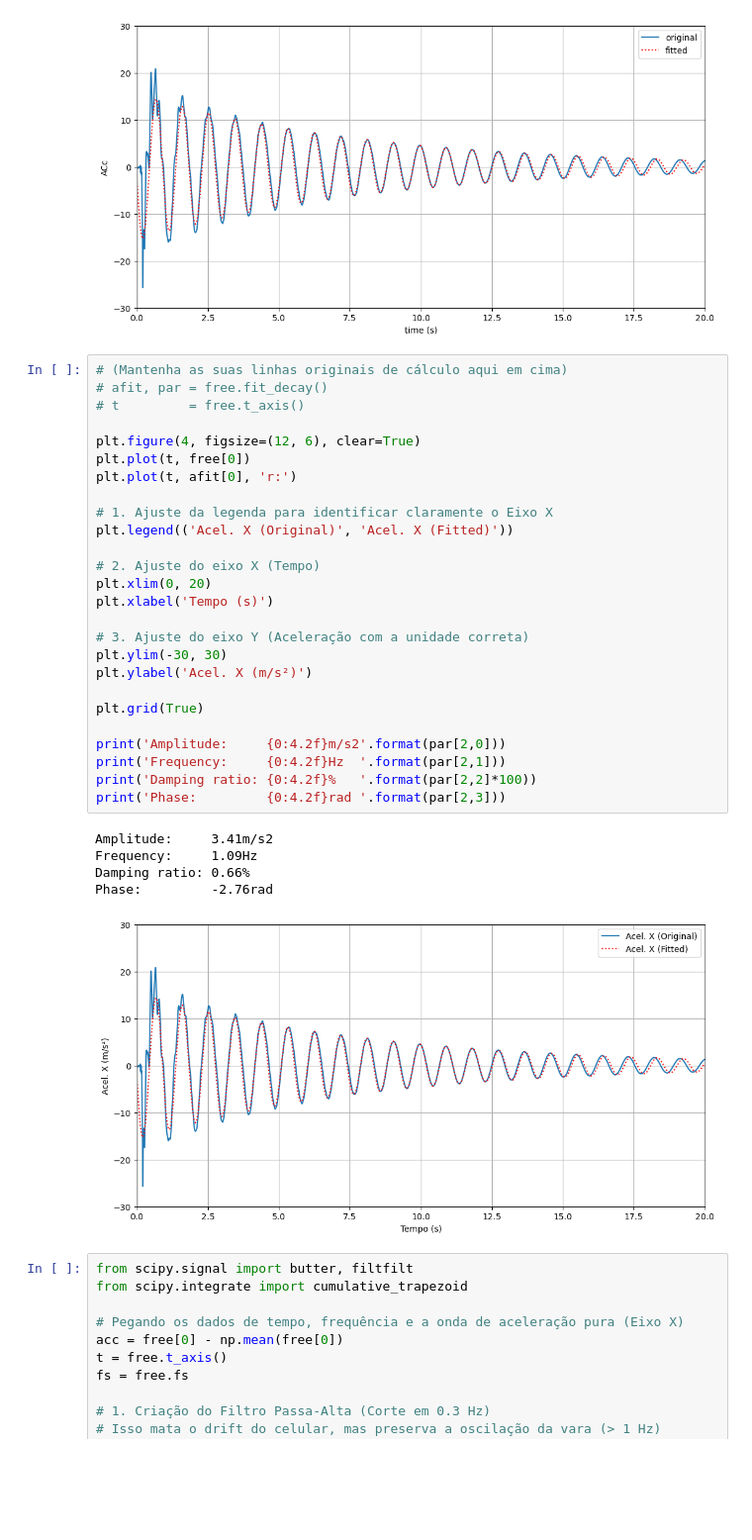
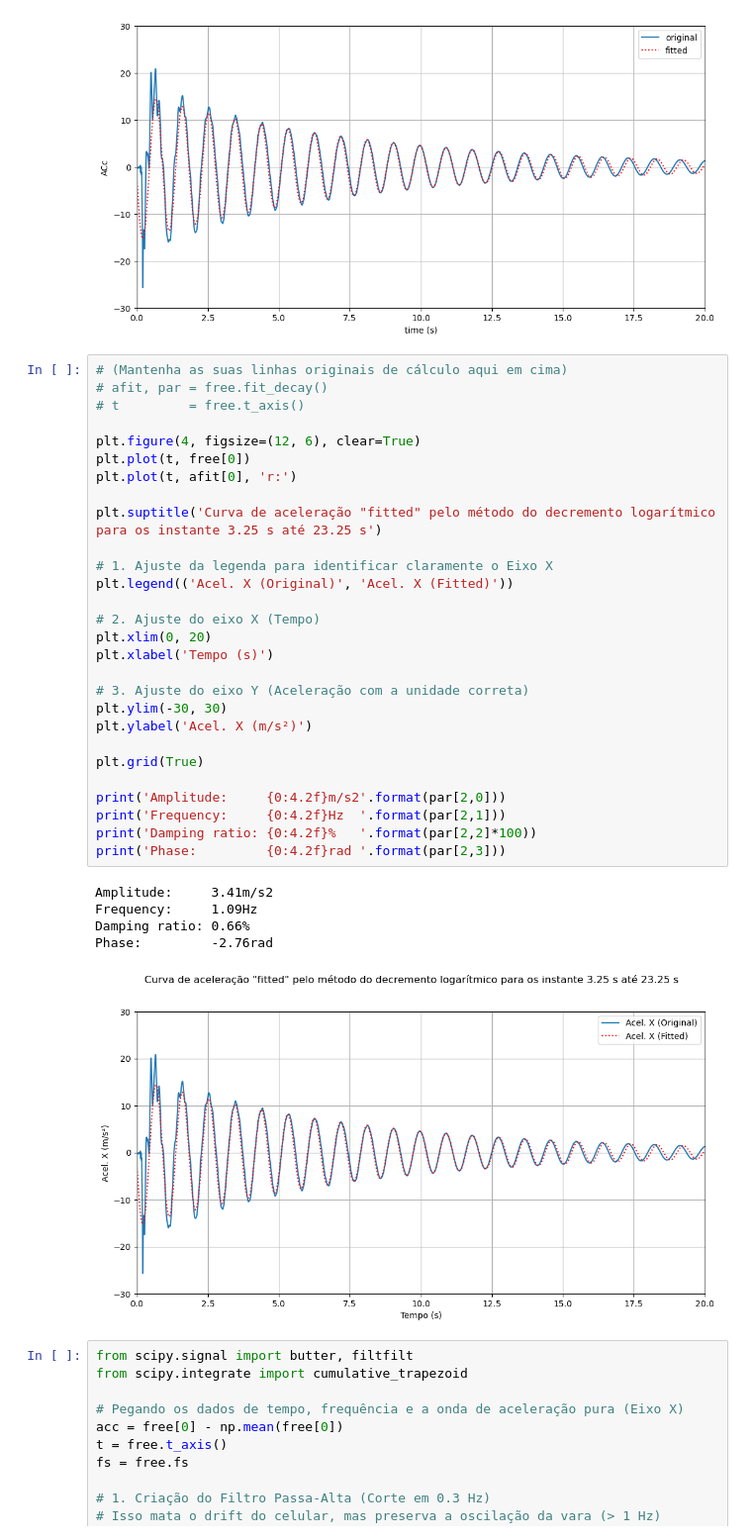
Before and after one commit to richardgossler/PEC00025, a Jupyter notebook: TRABALHO_01-RICHARD.ipynb, the cells around one changed output. Shown at 99% size. Saved outputs shown, nothing was run; the diff lists cells and outputs as text; blank space fills up the shorter version.

```diff
--- a/TRABALHO_01-RICHARD.ipynb
+++ b/TRABALHO_01-RICHARD.ipynb
@@ -131,34 +131,36 @@ Phase:         -2.76rad
 # (Mantenha as suas linhas originais de cálculo aqui em cima)
 # afit, par = free.fit_decay()
 # t         = free.t_axis()
 
 plt.figure(4, figsize=(12, 6), clear=True)
 plt.plot(t, free[0])
 plt.plot(t, afit[0], 'r:')
+
+plt.suptitle('Curva de aceleração "fitted" pelo método do decremento logarítmico para os instante 3.25 s até 23.25 s')
 
 # 1. Ajuste da legenda para identificar claramente o Eixo X
 plt.legend(('Acel. X (Original)', 'Acel. X (Fitted)'))
 
 # 2. Ajuste do eixo X (Tempo)
 plt.xlim(0, 20)
 plt.xlabel('Tempo (s)')
 
 # 3. Ajuste do eixo Y (Aceleração com a unidade correta)
 plt.ylim(-30, 30)
 plt.ylabel('Acel. X (m/s²)')
 
 plt.grid(True)
 
 print('Amplitude:     {0:4.2f}m/s2'.format(par[2,0]))
 print('Frequency:     {0:4.2f}Hz  '.format(par[2,1]))
 print('Damping ratio: {0:4.2f}%   '.format(par[2,2]*100))
 print('Phase:         {0:4.2f}rad '.format(par[2,3]))
 # %% [output]
 Amplitude:     3.41m/s2
 Frequency:     1.09Hz
 Damping ratio: 0.66%
 Phase:         -2.76rad
-[figure, old version]
+[figure, new version]
 # %%
 from scipy.signal import butter, filtfilt
 from scipy.integrate import cumulative_trapezoid
```
